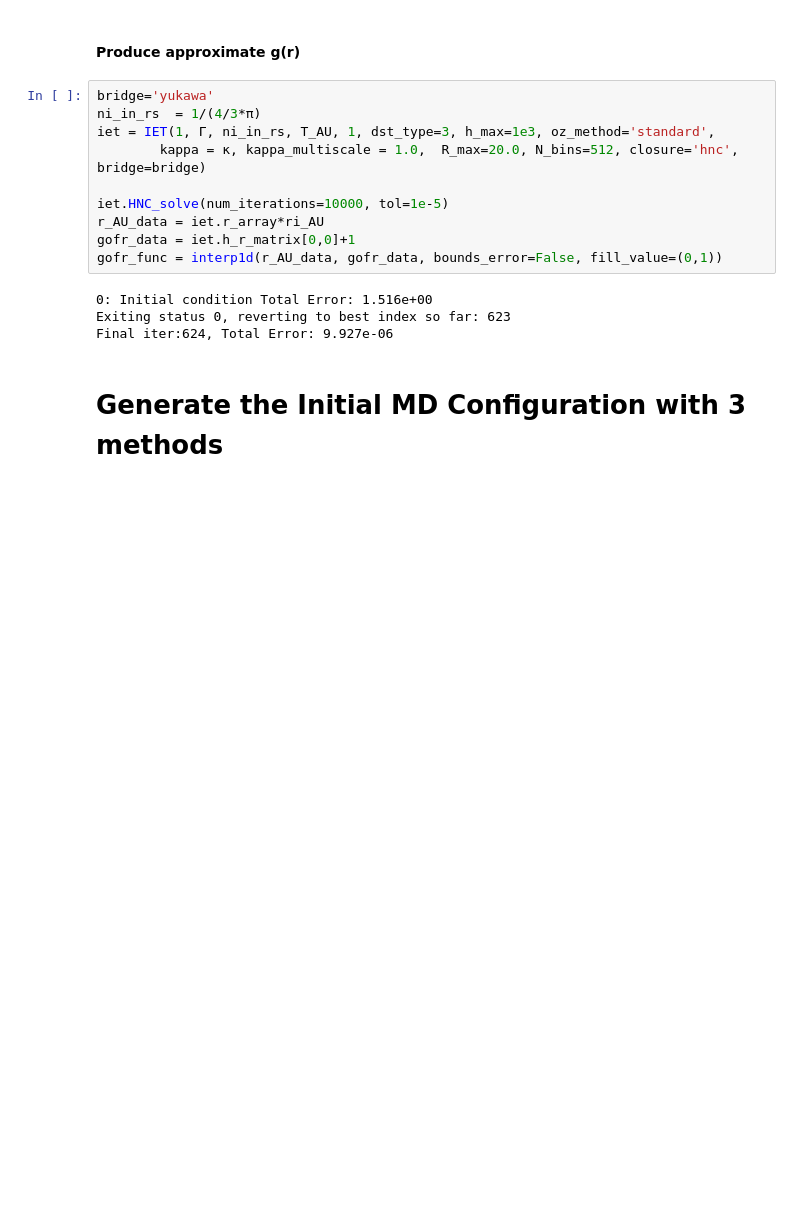
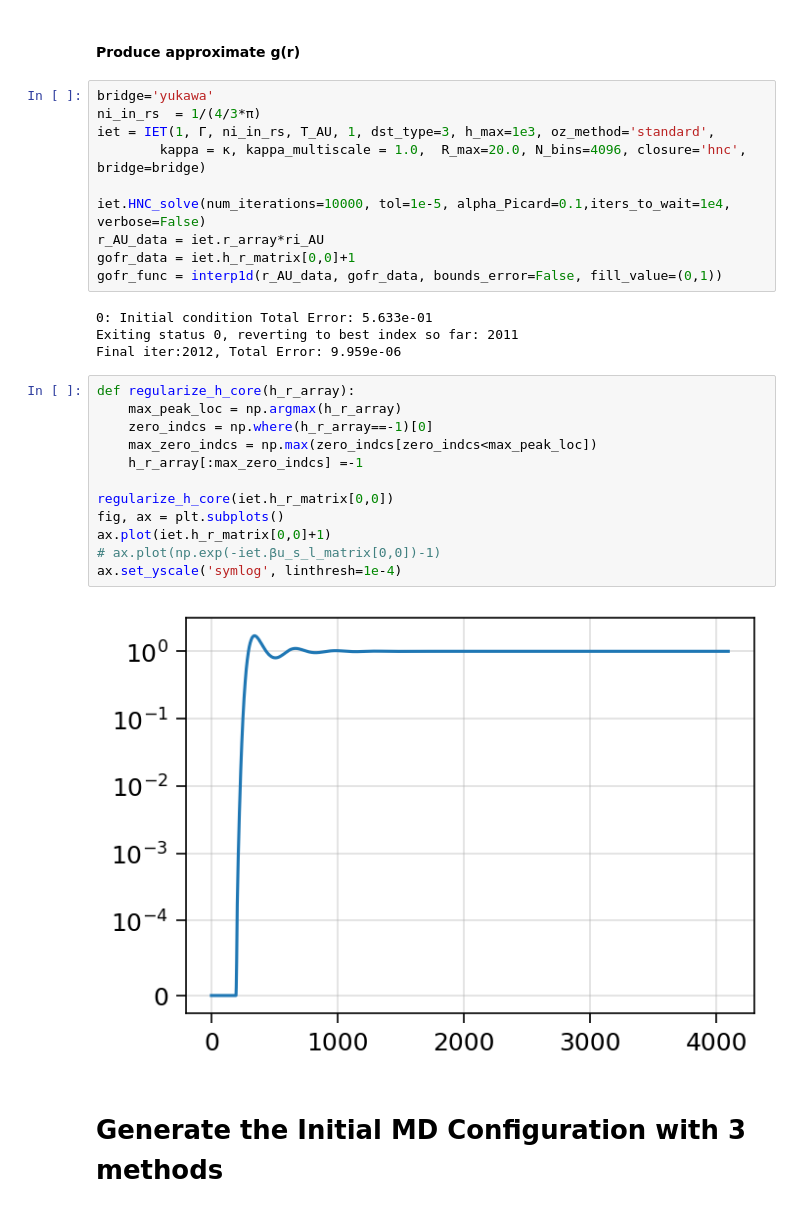
Before and after one commit to ZachAJohnson/CorrelatedConfigurations, a Jupyter notebook: examples/Yukawa_example_Al_for_QE.ipynb, the cells around one changed output. Drawn from its saved outputs; the diff is of its cells as text; blank space fills up the shorter version.

```diff
--- a/examples/Yukawa_example_Al_for_QE.ipynb
+++ b/examples/Yukawa_example_Al_for_QE.ipynb
@@ -89,16 +95,30 @@ Mapping to Γ=81.707, κ=3.228 YOCP plasma.
 bridge='yukawa'
 ni_in_rs  = 1/(4/3*π)
 iet = IET(1, Γ, ni_in_rs, T_AU, 1, dst_type=3, h_max=1e3, oz_method='standard',
-        kappa = κ, kappa_multiscale = 1.0,  R_max=20.0, N_bins=512, closure='hnc', bridge=bridge)
+        kappa = κ, kappa_multiscale = 1.0,  R_max=20.0, N_bins=4096, closure='hnc', bridge=bridge)
 
-iet.HNC_solve(num_iterations=10000, tol=1e-5)
+iet.HNC_solve(num_iterations=10000, tol=1e-5, alpha_Picard=0.1,iters_to_wait=1e4, verbose=False)
 r_AU_data = iet.r_array*ri_AU
 gofr_data = iet.h_r_matrix[0,0]+1
 gofr_func = interp1d(r_AU_data, gofr_data, bounds_error=False, fill_value=(0,1))
 # %% [output]
-0: Initial condition Total Error: 1.516e+00
-Exiting status 0, reverting to best index so far: 623
-Final iter:624, Total Error: 9.927e-06
+0: Initial condition Total Error: 5.633e-01
+Exiting status 0, reverting to best index so far: 2011
+Final iter:2012, Total Error: 9.959e-06
+# %%
+def regularize_h_core(h_r_array):
+    max_peak_loc = np.argmax(h_r_array)
+    zero_indcs = np.where(h_r_array==-1)[0]
+    max_zero_indcs = np.max(zero_indcs[zero_indcs<max_peak_loc])
+    h_r_array[:max_zero_indcs] =-1
+
+regularize_h_core(iet.h_r_matrix[0,0])
+fig, ax = plt.subplots()
+ax.plot(iet.h_r_matrix[0,0]+1)
+# ax.plot(np.exp(-iet.βu_s_l_matrix[0,0])-1)
+ax.set_yscale('symlog', linthresh=1e-4)
+# %% [output]
+[figure, added]
 # %% [markdown]
 # Generate the Initial MD Configuration with 3 methods
 # %% [markdown]
```
Also changed, not shown: parts of 15 cells of this notebook, 2 other files.
